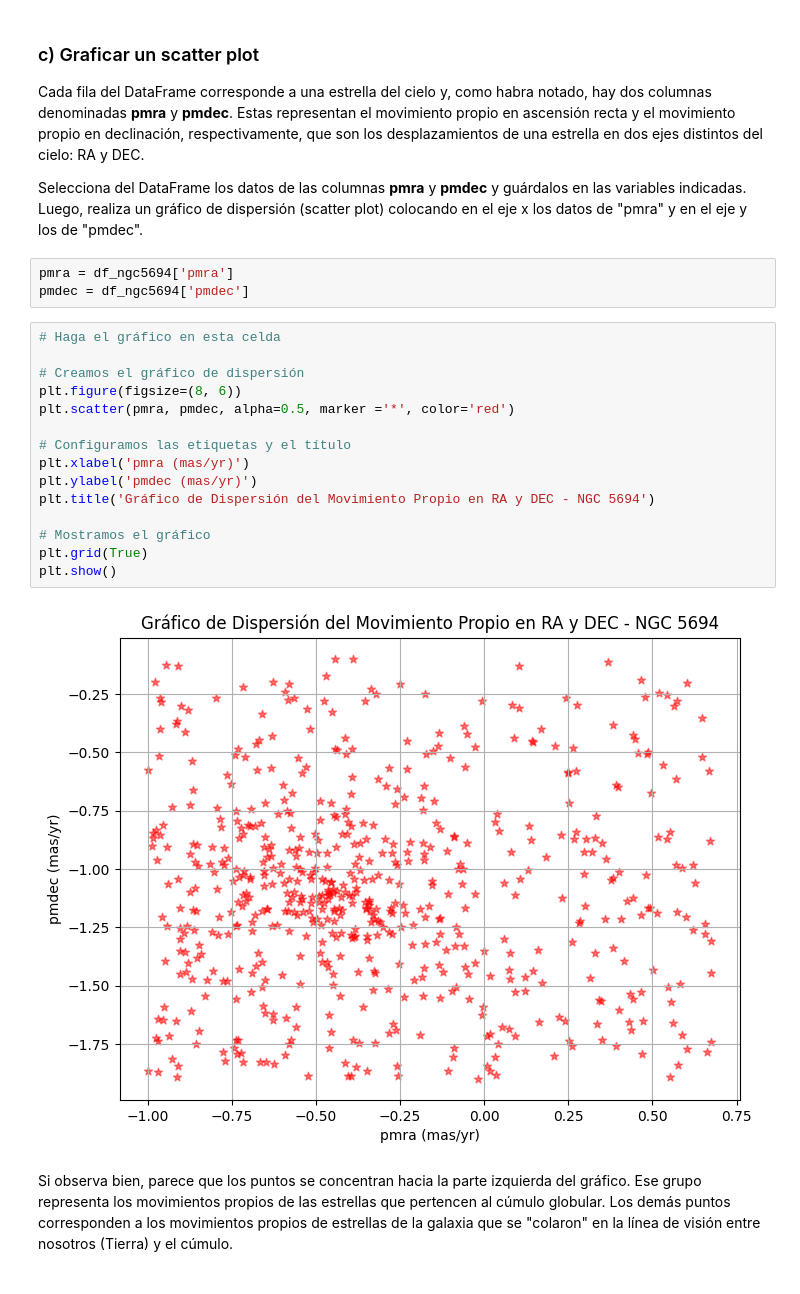
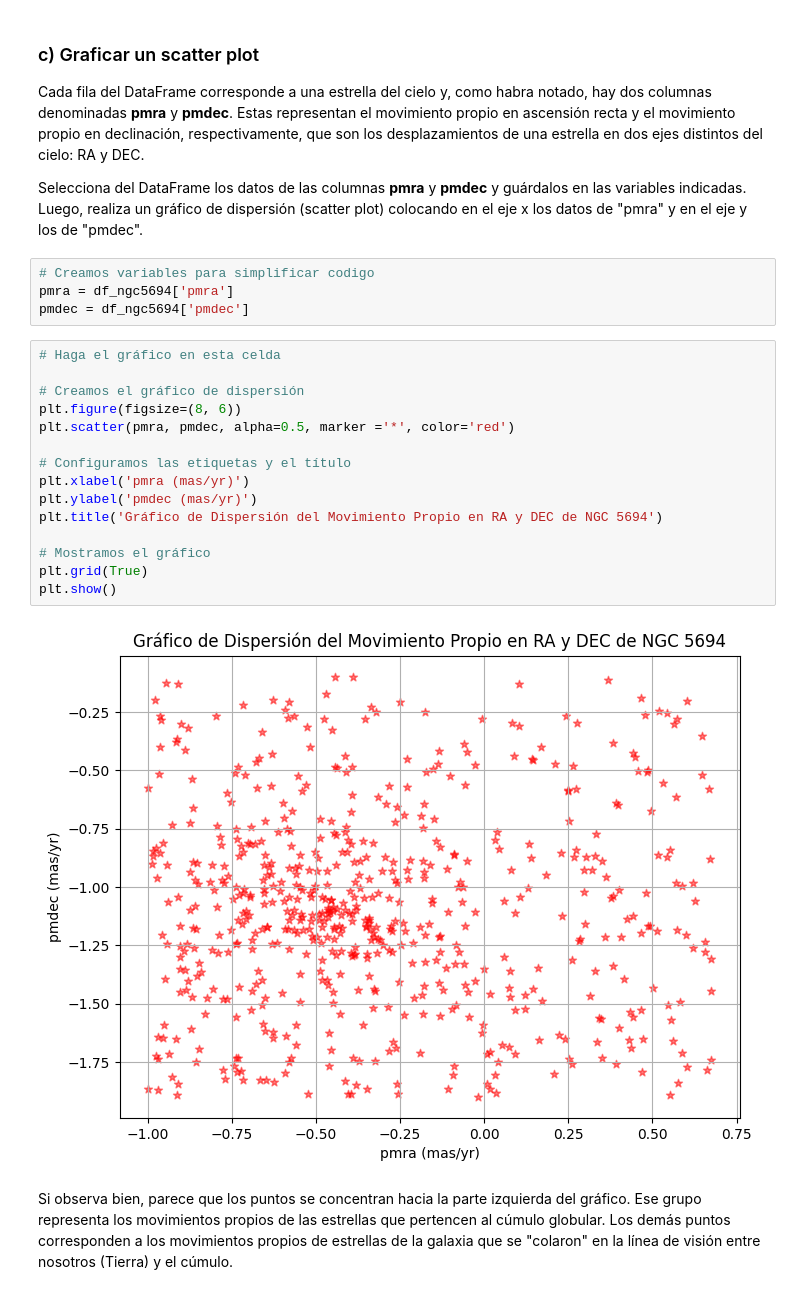
Before and after one commit to conichito/Tarea-2, a Jupyter notebook: Tarea2.ipynb, the cells around one changed output. Cells and saved outputs as stored; diff of their text form.

```diff
--- a/Tarea2.ipynb
+++ b/Tarea2.ipynb
@@ -95,25 +95,26 @@ Cada fila del DataFrame corresponde a una estrella del cielo y, como habra notad
 
 Selecciona del DataFrame los datos de las columnas **pmra** y **pmdec** y guárdalos en las variables indicadas. Luego, realiza un gráfico de dispersión (scatter plot) colocando en el eje x los datos de "pmra" y en el eje y los de "pmdec".
 # %%
+# Creamos variables para simplificar codigo
 pmra = df_ngc5694['pmra']
 pmdec = df_ngc5694['pmdec']
 # %%
 # Haga el gráfico en esta celda
 
 # Creamos el gráfico de dispersión
 plt.figure(figsize=(8, 6))
 plt.scatter(pmra, pmdec, alpha=0.5, marker ='*', color='red')
 
 # Configuramos las etiquetas y el título
 plt.xlabel('pmra (mas/yr)')
 plt.ylabel('pmdec (mas/yr)')
-plt.title('Gráfico de Dispersión del Movimiento Propio en RA y DEC - NGC 5694')
+plt.title('Gráfico de Dispersión del Movimiento Propio en RA y DEC de NGC 5694')
 
 # Mostramos el gráfico
 plt.grid(True)
 plt.show()
 # %% [output]
-[figure, old version]
+[figure, new version]
 # %% [markdown]
 Si observa bien, parece que los puntos se concentran hacia la parte izquierda del gráfico. Ese grupo representa los movimientos propios de las estrellas que pertencen al cúmulo globular. Los demás puntos corresponden a los movimientos propios de estrellas de la galaxia que se "colaron" en la línea de visión entre nosotros (Tierra) y el cúmulo.
 # %% [markdown]
```
Also changed, not shown: parts of 21 cells of this notebook.
